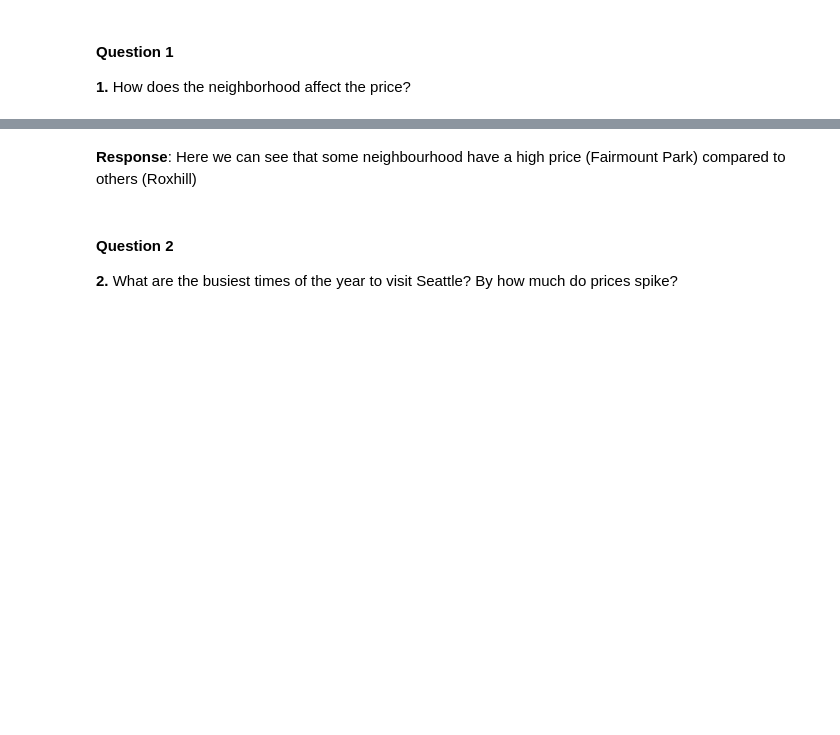
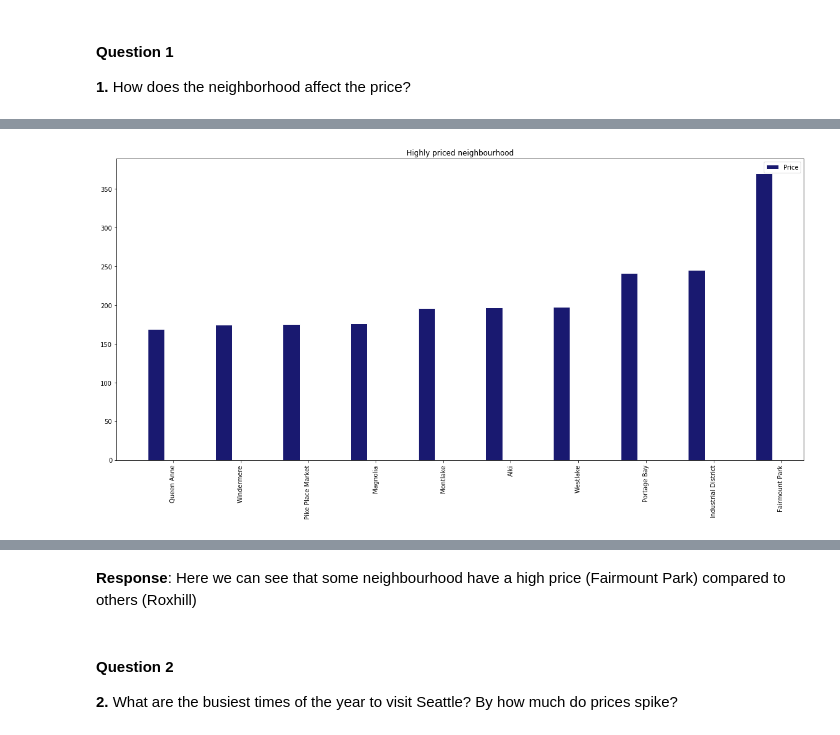
Before and after one commit to Soukab/Seattle-Airbnb-data-analysis, a Jupyter notebook: Seattle Airbnb.ipynb, the cells around one changed output, grey strips where cells are left out. Cells and saved outputs as stored; diff of their text form; code cells hidden in the pictures; blank space fills up the shorter version.

```diff
--- a/Seattle Airbnb.ipynb
+++ b/Seattle Airbnb.ipynb
@@ -53,0 +46,24 @@ plt.show()
+# %%
+higly_priced_neighbourhood = mean_price_neighbourhood.sort_values(by=['price'])
+top20 = higly_priced_neighbourhood.tail(10)
+bottom20 = higly_priced_neighbourhood.head(10)
+# %%
+#Visualize highly priced houses
+
+barWidth = 0.25
+plt.figure(figsize=(20,9))
+# set height of bar
+bars1 = list(top20['price'])
+# Set position of bar on X axis
+r1 = np.arange(len(bars1))
+# Make the plot
+plt.bar(r1, bars1, color='#191970', width=barWidth, edgecolor='white', label='Price')
+ # Add xticks on the middle of the group bars
+plt.xticks([r + barWidth for r in range(len(bars1))], list(top20['neighbourhood']),rotation=90)
+plt.title('Highly priced neighbourhood')
+# Create legend & Show graphic
+plt.legend()
+plt.savefig('2.png')
+plt.show()
+# %% [output]
+[figure, added]
```
Also changed, not shown: parts of 13 cells of this notebook.
